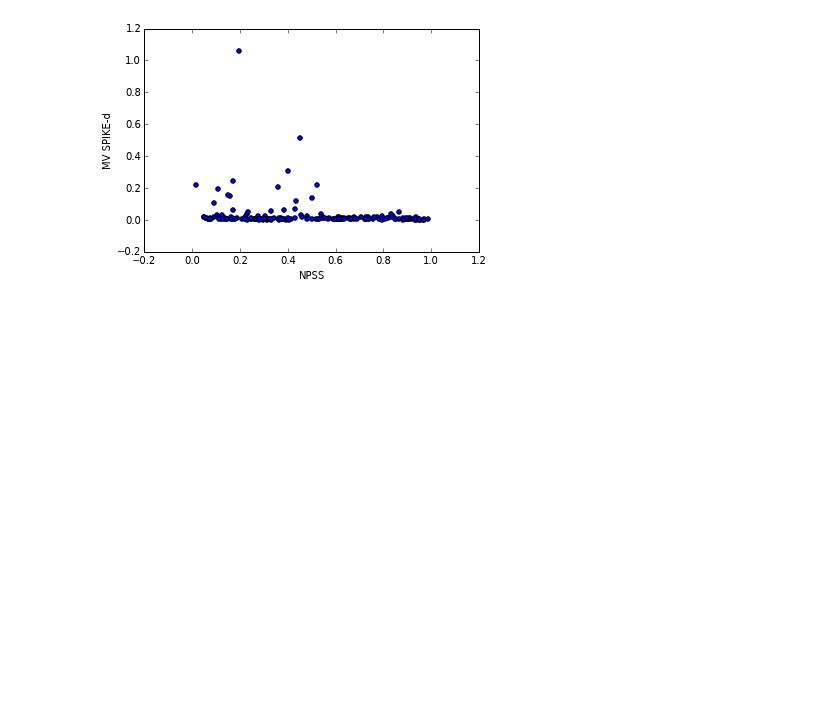
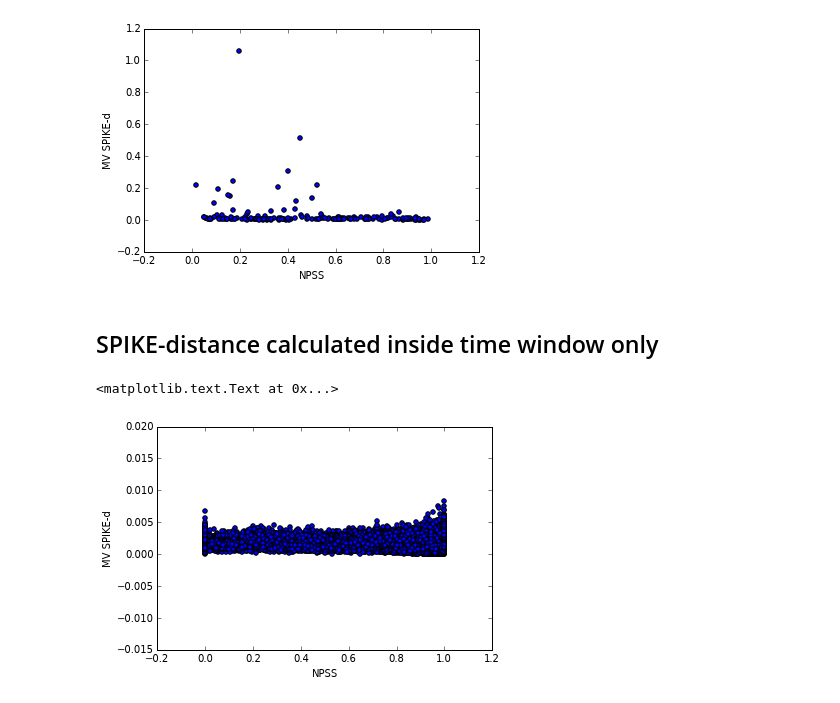
Before and after one commit to achilleas-k/slope-vs-dist-brian, a Jupyter notebook: Simulation data.ipynb, the cells around one changed output. Saved outputs shown, nothing was run; the diff lists cells and outputs as text; code cells hidden in the pictures; blank space fills up the shorter version.

```diff
--- a/Simulation data.ipynb
+++ b/Simulation data.ipynb
@@ -28,8 +28,7 @@ def interval_integrals(kr_t, kr_d, spiketimes):
         integrals.append(trapz(int_d, int_t))
     return integrals
 
-def window_integrals(kr_t, kr_d, spiketimes):
-    win = 0.002
+def window_integrals(kr_t, kr_d, spiketimes, w=0.002):
     integrals = []
     for st in spiketimes:
         win_idxes = flatnonzero((kr_t > (st-w)) & (kr_t <= st))
@@ -37,6 +36,16 @@ def window_integrals(kr_t, kr_d, spiketimes):
         win_d = kr_d[win_idxes]
         integrals.append(trapz(win_d, win_t))
     return integrals
+
+def pre_window_integrals(kr_t, kr_d, spiketimes, w=0.002):
+    integrals = []
+    st_from0 = insert(spiketimes, 0, 0)
+    for prev, nxt in zip(st_from0[:-1], st_from0[1:]):
+        int_idxes = flatnonzero((kr_t > prev) & (kr_t <= nxt-w))
+        int_t = kr_t[int_idxes]
+        int_d = kr_d[int_idxes]
+        integrals.append(trapz(int_d, int_t))
+    return integrals
 # %%
 # gather all kreuz and npss from nojitter and plot points
 mnpss = []
@@ -314,3 +348,22 @@ ylabel("MV SPIKE-d")
 # %% [output]
 <matplotlib.text.Text at 0x...>
 [figure]
+# %% [markdown]
+SPIKE-distance calculated inside time window only
+---
+# %%
+# calculate Kreuz in windows and plot against individual NPSS values (no jitter)
+npss = []
+krin = []
+for res in results_nj:
+    npss.extend(res["npss"])
+    kr_t = res["kr_times"]
+    kr_d = res["kr_dists"]
+    kr_int = window_integrals(kr_t, kr_d, res["outspikes"], w=0.004)
+    krin.extend(kr_int)
+scatter(npss, krin)
+xlabel("NPSS")
+ylabel("MV SPIKE-d")
+# %% [output]
+<matplotlib.text.Text at 0x...>
+[figure, added]
```
Also changed, not shown: parts of 11 cells of this notebook.
